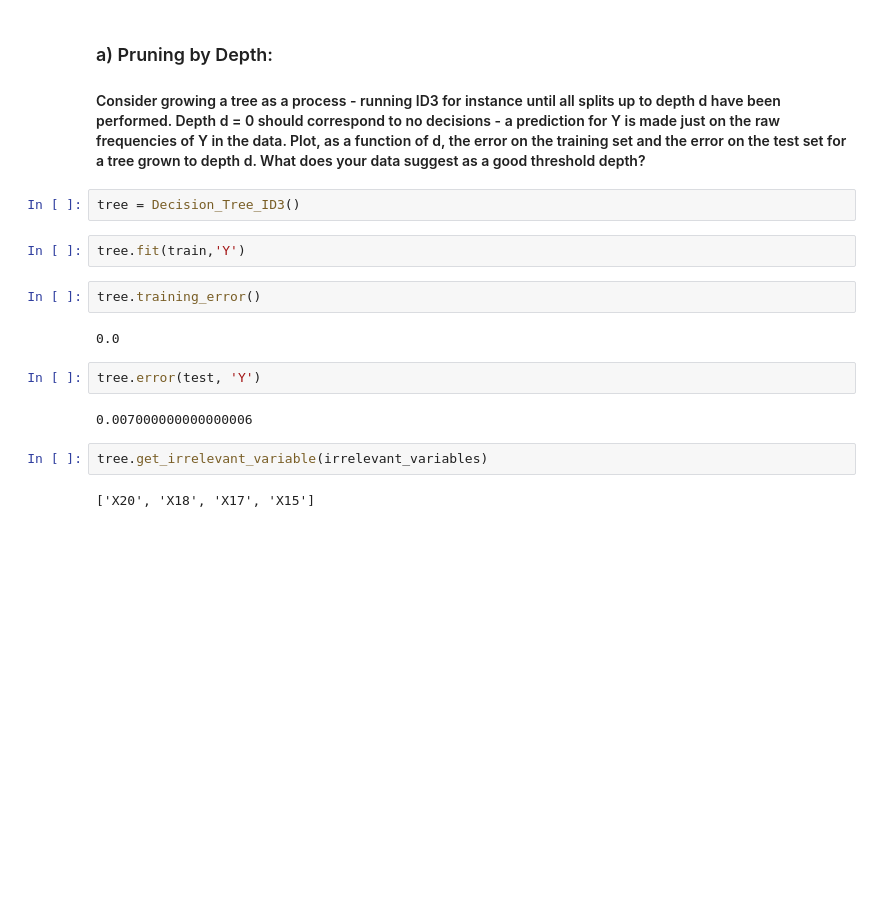
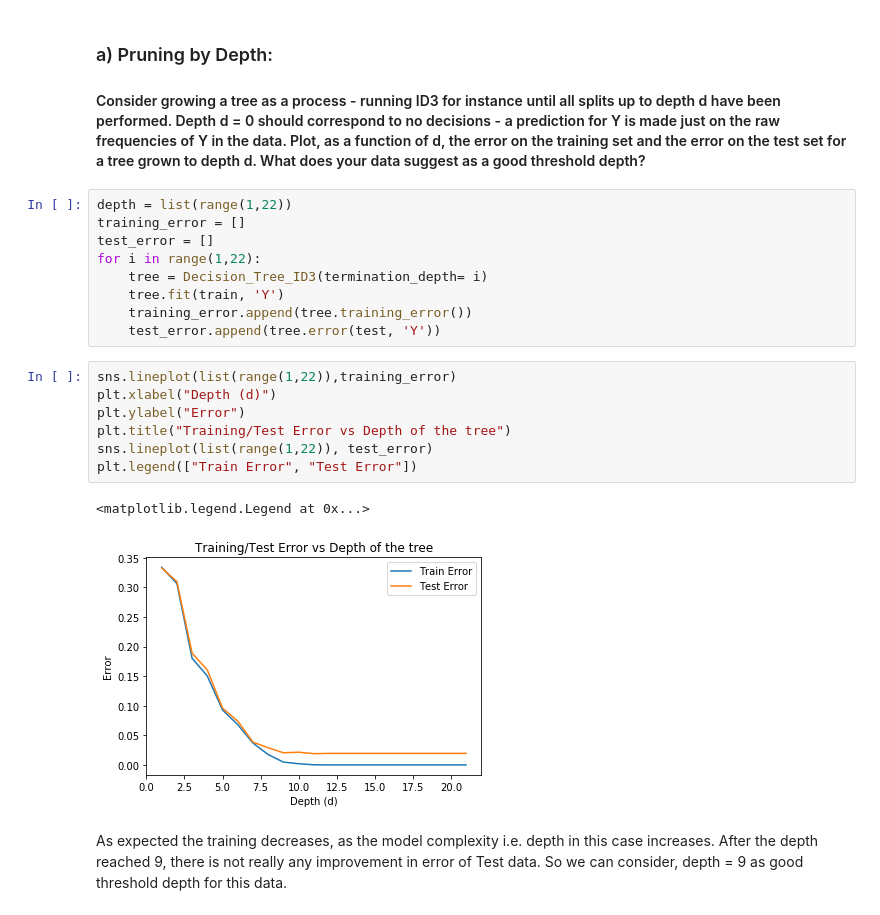
Before and after one commit to nitinkarolla/Machine-Learning, a Jupyter notebook: DecisionTrees/Pruning.ipynb, the cells around one changed output. Saved outputs shown, nothing was run; the diff lists cells and outputs as text; blank space fills up the shorter version.

```diff
--- a/DecisionTrees/Pruning.ipynb
+++ b/DecisionTrees/Pruning.ipynb
@@ -389,19 +352,24 @@ test.reset_index(inplace= True, drop = True)
 # %% [markdown]
 ### a) Pruning by Depth:
 #### Consider growing a tree as a process - running ID3 for instance until all splits up to depth d have been performed. Depth d = 0 should correspond to no decisions - a prediction for Y is made just on the raw frequencies of Y in the data. Plot, as a function of d, the error on the training set and the error on the test set for a tree grown to depth d. What does your data suggest as a good threshold depth?
-# %%
-tree = Decision_Tree_ID3()
-# %%
-tree.fit(train,'Y')
-# %%
-tree.training_error()
-# %% [output]
-0.0
-# %%
-tree.error(test, 'Y')
-# %% [output]
-0.007000000000000006
-# %%
-tree.get_irrelevant_variable(irrelevant_variables)
-# %% [output]
-['X20', 'X18', 'X17', 'X15']
+# %%
+depth = list(range(1,22))
+training_error = []
+test_error = []
+for i in range(1,22):
+    tree = Decision_Tree_ID3(termination_depth= i)
+    tree.fit(train, 'Y')
+    training_error.append(tree.training_error())
+    test_error.append(tree.error(test, 'Y'))
+# %%
+sns.lineplot(list(range(1,22)),training_error)
+plt.xlabel("Depth (d)")
+plt.ylabel("Error")
+plt.title("Training/Test Error vs Depth of the tree")
+sns.lineplot(list(range(1,22)), test_error)
+plt.legend(["Train Error", "Test Error"])
+# %% [output]
+<matplotlib.legend.Legend at 0x...>
+[figure, added]
+# %% [markdown]
+As expected the training decreases, as the model complexity i.e. depth in this case increases. After the depth reached 9, there is not really any improvement in error of Test data. So we can consider, depth = 9 as good threshold depth for this data.
```
Also changed, not shown: parts of 46 cells of this notebook, 10 other files.
